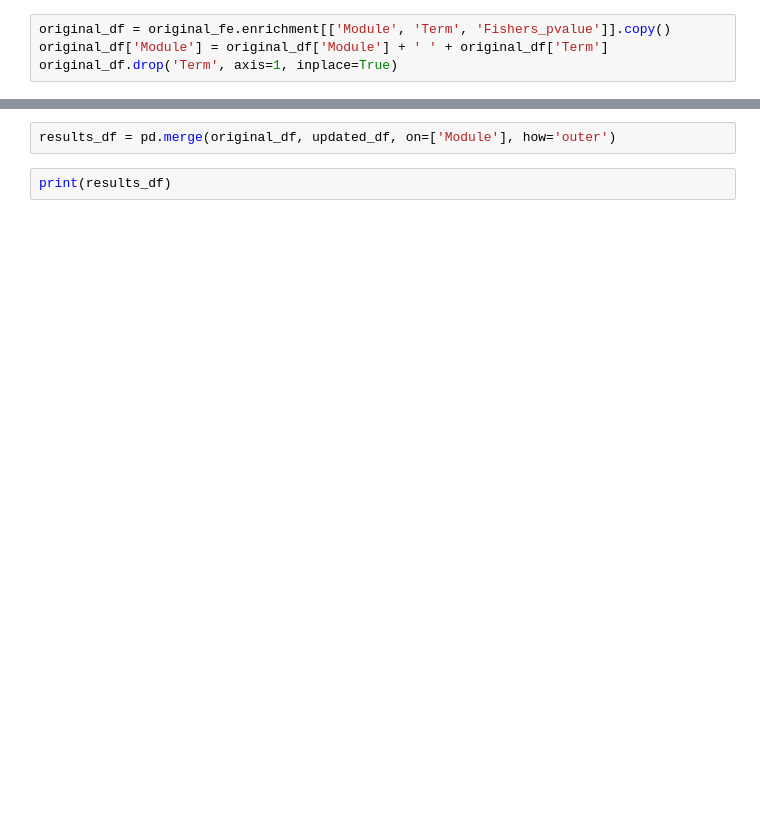
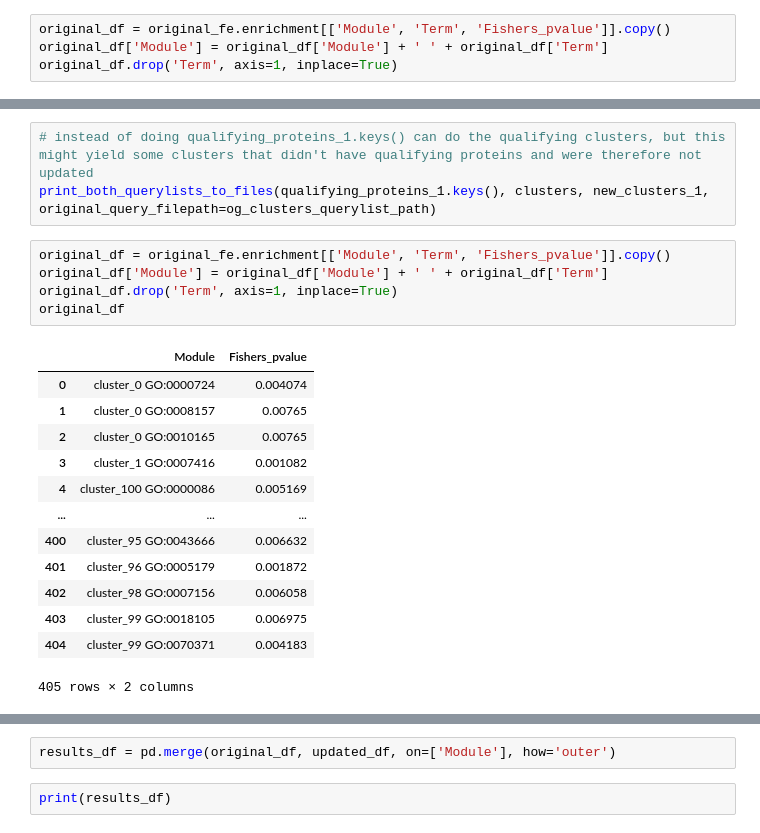
Before and after one commit to chrlatte/ClusteringWithDSD, a Jupyter notebook: src/analysis_notebook.ipynb, the cells around one changed output, grey strips where cells are left out. Saved outputs shown, nothing was run; the diff lists cells and outputs as text; blank space fills up the shorter version.

```diff
--- a/src/analysis_notebook.ipynb
+++ b/src/analysis_notebook.ipynb
@@ -68,3 +82,25 @@ original_df.drop('Term', axis=1, inplace=True)
+# %%
+# instead of doing qualifying_proteins_1.keys() can do the qualifying clusters, but this might yield some clusters that didn't have qualifying proteins and were therefore not updated
+print_both_querylists_to_files(qualifying_proteins_1.keys(), clusters, new_clusters_1, original_query_filepath=og_clusters_querylist_path)
+# %%
+original_df = original_fe.enrichment[['Module', 'Term', 'Fishers_pvalue']].copy()
+original_df['Module'] = original_df['Module'] + ' ' + original_df['Term']
+original_df.drop('Term', axis=1, inplace=True)
+original_df
+# %% [output]
+|  | Module | Fishers_pvalue |
+| 0 | cluster_0 GO:0000724 | 0.004074 |
+| 1 | cluster_0 GO:0008157 | 0.00765 |
+| 2 | cluster_0 GO:0010165 | 0.00765 |
+| 3 | cluster_1 GO:0007416 | 0.001082 |
+| 4 | cluster_100 GO:0000086 | 0.005169 |
+| ... | ... | ... |
+| 400 | cluster_95 GO:0043666 | 0.006632 |
+| 401 | cluster_96 GO:0005179 | 0.001872 |
+| 402 | cluster_98 GO:0007156 | 0.006058 |
+| 403 | cluster_99 GO:0018105 | 0.006975 |
+| 404 | cluster_99 GO:0070371 | 0.004183 |
+405 rows × 2 columns
 # %%
 
 updated_df = updated_fe.enrichment[['Module', 'Term', 'Fishers_pvalue']].copy()
```
Also changed, not shown: parts of 18 cells of this notebook, 4 other files.
